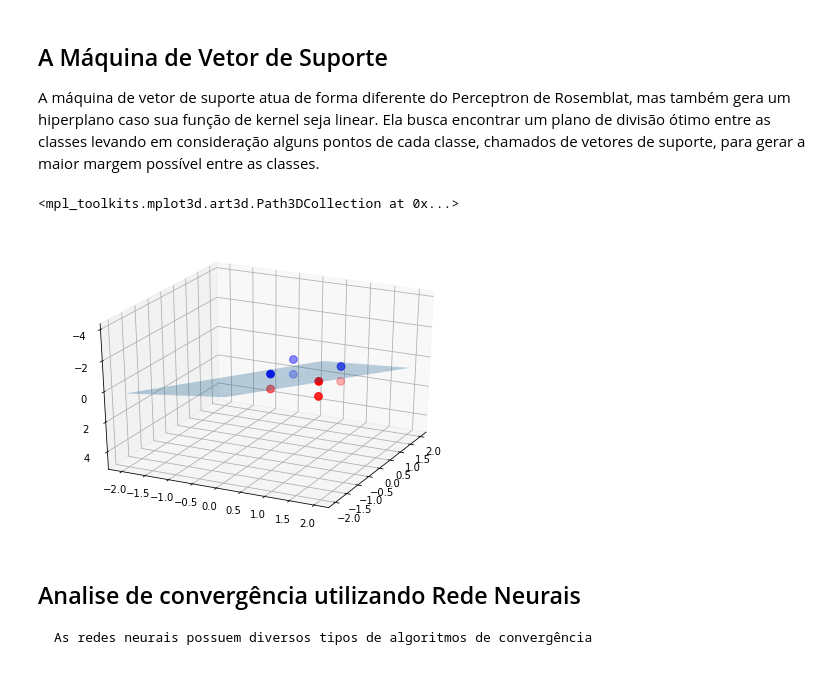
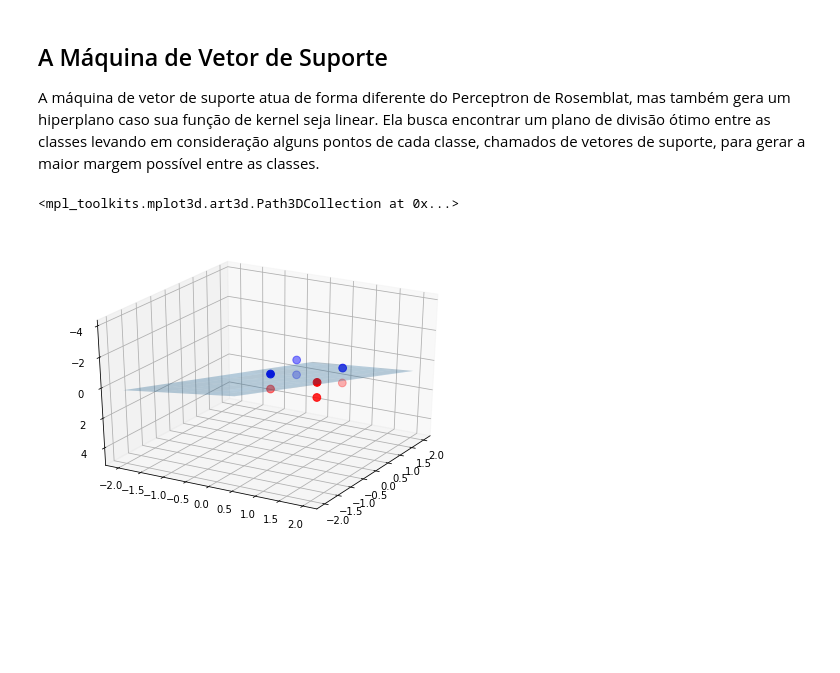
Before and after one commit to edujtm/machine-learning-course, a Jupyter notebook: Supervised Machine Learning.ipynb, the cells around one changed output. Drawn from its saved outputs; the diff is of its cells as text; code cells hidden in the pictures; blank space fills up the shorter version.

```diff
--- a/Supervised Machine Learning.ipynb
+++ b/Supervised Machine Learning.ipynb
@@ -95,27 +102,24 @@ A máquina de vetor de suporte atua de forma diferente do Perceptron de Rosembla
 # %%
 svm_linear = LinearSVC().fit(data_q1_a, classes_q1_a)
 coefs_q1_a, intercept_q1_a = svm_linear.coef_.ravel(), svm_linear.intercept_
 
 # Obtem uma figura para plotagem
 figure = plt.figure()
-axis = Axes3D(figure, elev=-152, azim=-26)
+axis = Axes3D(figure, elev=-152, azim=-30)
+# para ver o plano de separação -> elev=-148 azim=-70
 
 # Cria um vetor com valores linearmente espaçados em [-2, 2]
 xx = np.linspace(-2, 2, 50)
 yy = np.linspace(-2, 2, 50)
 
-#
+# Para cada valor X e Y do hiperplano, obtem o valor z correspondente que define o hiperplano no espaço tridimensional
 XX, YY = np.meshgrid(xx, yy)
 ZZ = (coefs_q1_a[0] * XX + coefs_q1_a[1] * YY + intercept_q1_a) / -coefs_q1_a[2]
 
 # Plota a superficie e os pontos em cada classe (azul = classe 1, vermelho = classe 2)
 axis.plot_surface(XX, YY, ZZ, rstride=8, cstride=8, alpha=0.3)
 axis.scatter(data_q1_a[mask, 0], data_q1_a[mask, 1], data_q1_a[mask, 2], c='b', s=60)
 axis.scatter(data_q1_a[~mask, 0], data_q1_a[~mask, 1], data_q1_a[~mask, 2], c='r', s=60)
 # %% [output]
 <mpl_toolkits.mplot3d.art3d.Path3DCollection at 0x...>
-[figure, old version]
+[figure, new version]
-# %% [markdown]
-## Analise de convergência utilizando Rede Neurais
-
-    As redes neurais possuem diversos tipos de algoritmos de convergência
```
Also changed, not shown: parts of 19 cells of this notebook.
